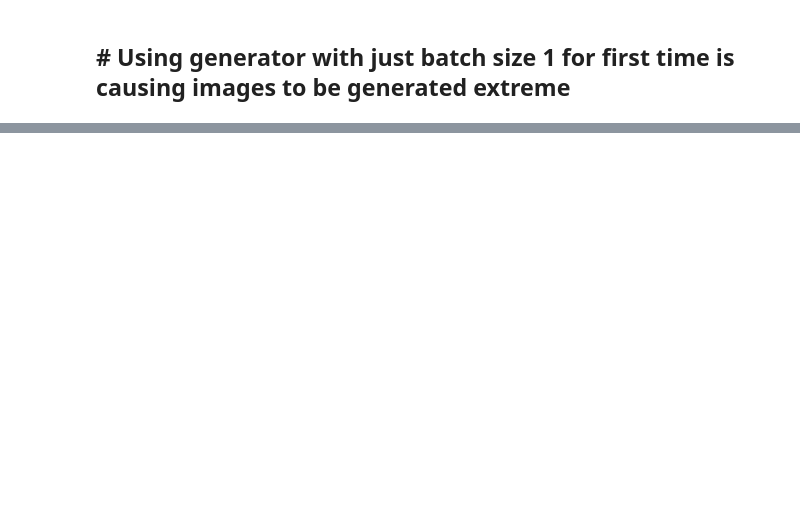
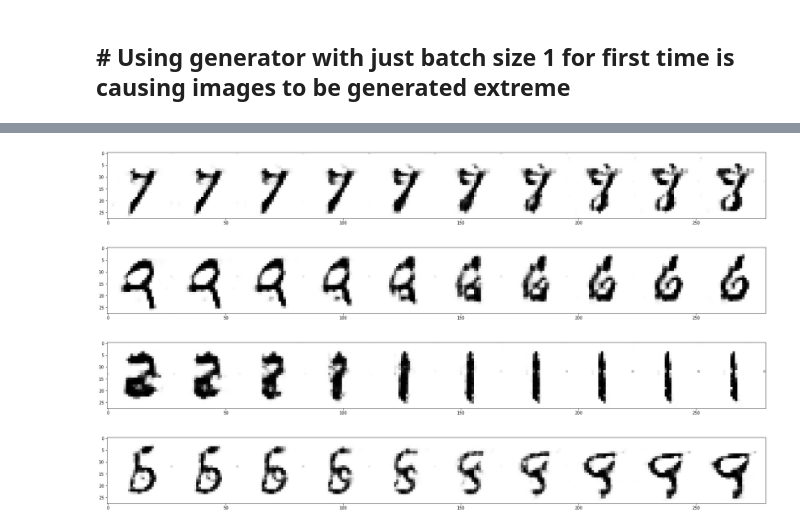
Before and after one commit to ShivamShrirao/GANs_from_scratch, a Jupyter notebook: DCGAN_mnist.ipynb, the cells around one changed output, grey strips where cells are left out. Cells and saved outputs as stored; diff of their text form; code cells hidden in the pictures; blank space fills up the shorter version.

```diff
--- a/DCGAN_mnist.ipynb
+++ b/DCGAN_mnist.ipynb
@@ -202,0 +186,15 @@ for i,axi in enumerate(ax.flat):
+# %%
+def interpolate(p1, p2, n=10):
+    path = np.linspace(p1.get(),p2.get(),n)
+    gen = g.predict(cp.asarray(path, dtype=cp.float32))
+    plt.figure(figsize=(3*n,3))
+    plt.imshow(((gen.transpose(1,0,2,3).reshape(28,n*28)+1)/2).get(), cmap='Greys')
+    plt.show()
+# %%
+for i in range(4):
+    interpolate(cp.random.randn(100,dtype=cp.float32),cp.random.randn(100,dtype=cp.float32))
+# %% [output]
+[figure, added]
+[figure, added]
+[figure, added]
+[figure, added]
```
Also changed, not shown: parts of 9 cells of this notebook.
